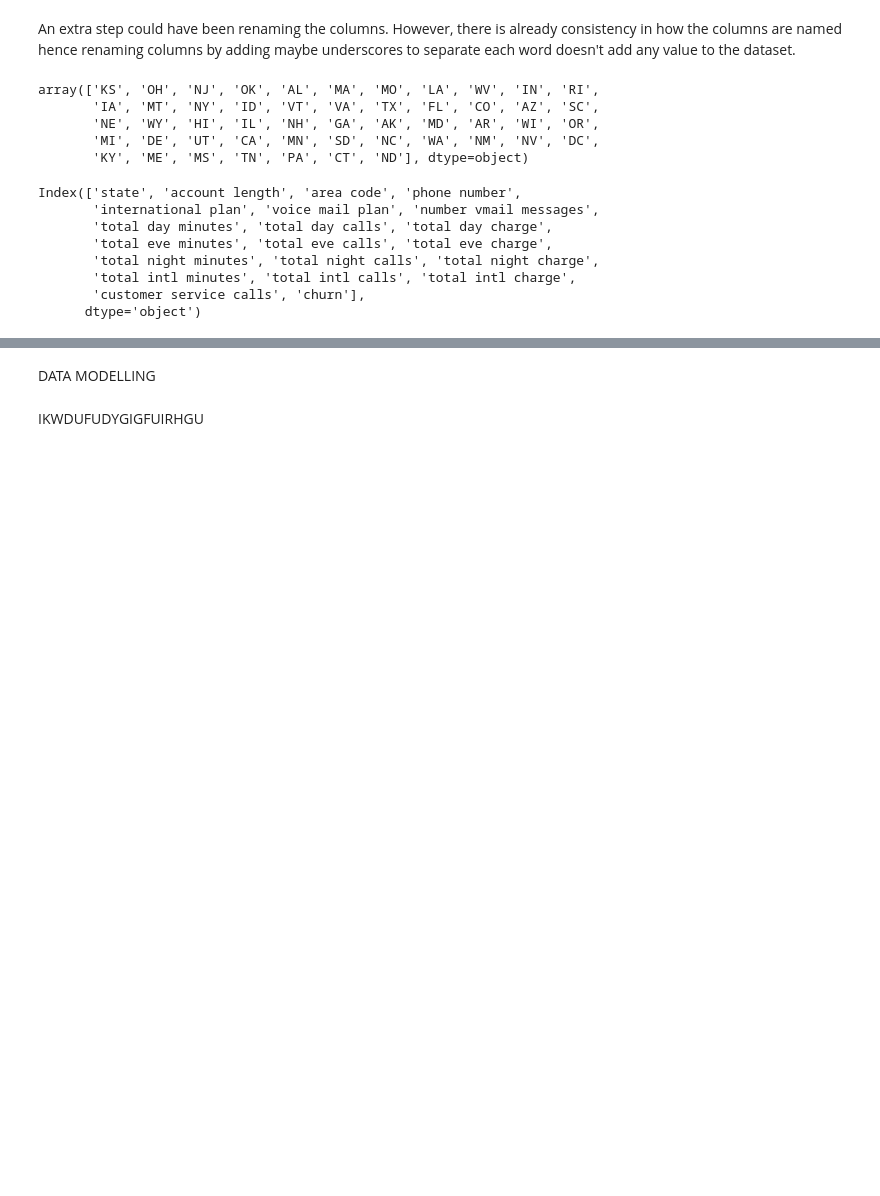
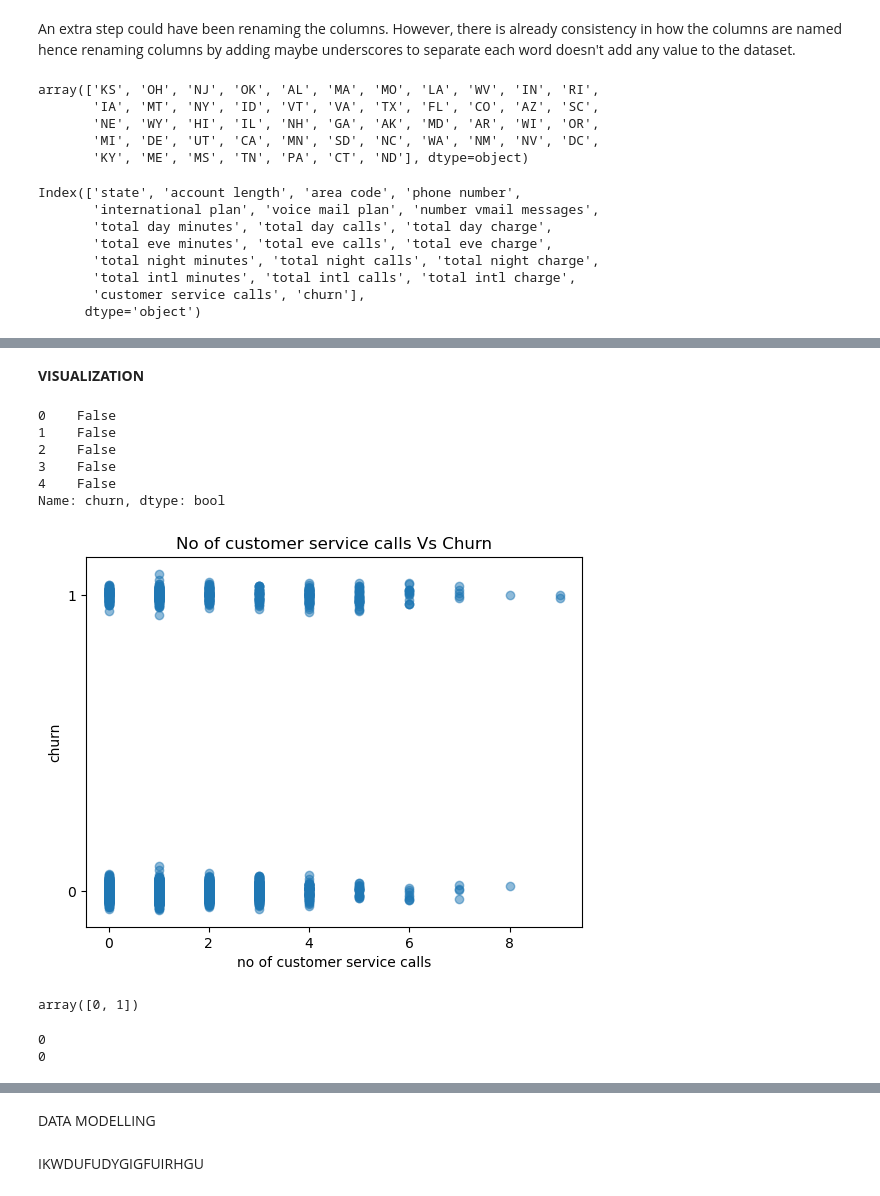
Before and after one commit to stephenjilani8-eng/Syria_Tel_Customer_Churn_Project, a Jupyter notebook: Phase_3_Project.ipynb, the cells around one changed output, grey strips where cells are left out. Cells and saved outputs as stored; diff of their text form; code cells hidden in the pictures; blank space fills up the shorter version.

```diff
--- a/Phase_3_Project.ipynb
+++ b/Phase_3_Project.ipynb
@@ -141,0 +179,4 @@ Index(['state', 'account length', 'area code', 'phone number',
+# %%
+#Adding a column for total number of minutes made by a customer. This is by adding day minutes, evening minutes, nigh minutes and international minutes
+#The intention is to finally compute an average charge per minute to see if there's consistency in how customers are charged.
+df['total minutes'] = df['total day minutes'] + df['total eve minutes']+ df['total night minutes'] + df['total intl minutes']
@@ -141,0 +193,5 @@ Index(['state', 'account length', 'area code', 'phone number',
+# %%
+#Adding a column for total charge by adding all charges in the original dataset. The aim is as mentioned above that we are trying to see if there
+#a patern in how customers are charged.
+df['total charge'] = df['total day charge'] + df['total eve charge'] + df['total night charge'] + df['total intl charge']
+df['total charge'].head()
@@ -141,0 +205,4 @@ Index(['state', 'account length', 'area code', 'phone number',
+# %%
+#Adding a column on average charge per minute to see if there is consistency on how customers are charged
+df['average charge'] = df['total charge']/df['total minutes']
+df['average charge'].head()
@@ -141,0 +250,40 @@ Index(['state', 'account length', 'area code', 'phone number',
+# %% [markdown]
+**VISUALIZATION**
+# %%
+df['churn'].head()
+# %% [output]
+0    False
+1    False
+2    False
+3    False
+4    False
+Name: churn, dtype: bool
+# %%
+#Plotting a scatter plot for the number of customer service calls and churn count.
+# X = independent variable which is the number of customer service calls
+
+X = df['customer service calls']
+
+#y = dependent variable which is whether there is churn
+df['churn']=df['churn'].astype(int)
+y = df['churn']
+
+y_jittered = y + np.random.normal(0, 0.02, size=len(y))
+plt.scatter(X, y_jittered, alpha=0.5)
+plt.yticks([0, 1])
+plt.xlabel("no of customer service calls")
+plt.ylabel("churn")
+plt.title("No of customer service calls Vs Churn")
+plt.show()
+# %% [output]
+[figure, added]
+# %%
+y.unique()
+# %% [output]
+array([0, 1])
+# %%
+print(X.isna().sum())
+print(y.isna().sum())
+# %% [output]
+0
+0
```
Also changed, not shown: parts of 12 cells of this notebook.
